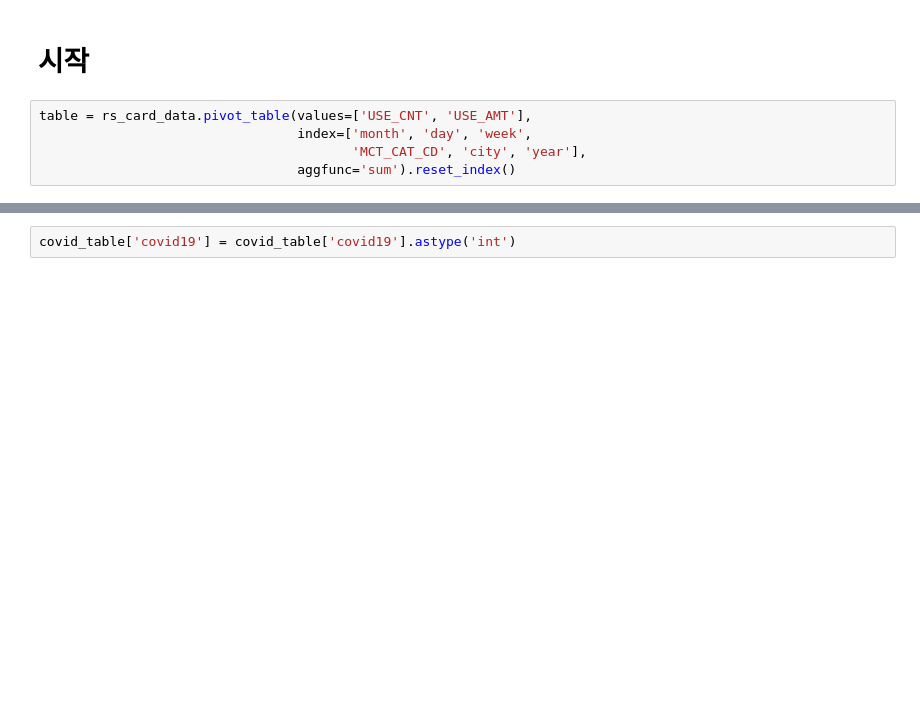
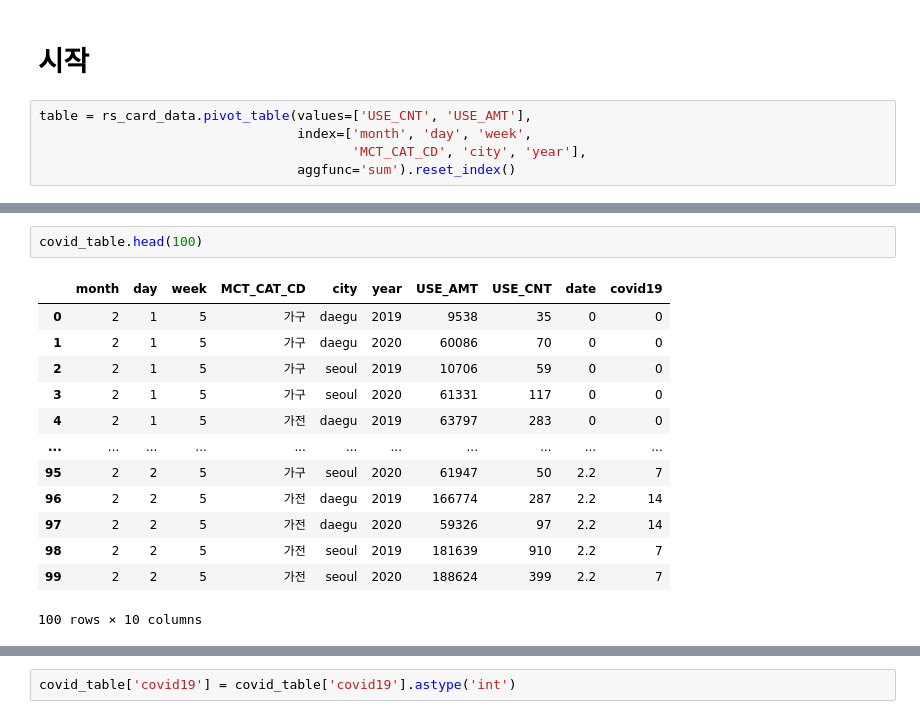
Before and after one commit to leechungpa/mcube, a Jupyter notebook: code/eda/card_data-elasticity.ipynb, the cells around one changed output, grey strips where cells are left out. Saved outputs shown, nothing was run; the diff lists cells and outputs as text; blank space fills up the shorter version.

```diff
--- a/code/eda/card_data-elasticity.ipynb
+++ b/code/eda/card_data-elasticity.ipynb
@@ -112,0 +150,16 @@ covid_table = pd.merge(table, covid_confirmed,on=['month','day', 'city'], how='l
+# %%
+covid_table.head(100)
+# %% [output]
+|  | month | day | week | MCT_CAT_CD | city | year | USE_AMT | USE_CNT | date | covid19 |
+| 0 | 2 | 1 | 5 | 가구 | daegu | 2019 | 9538 | 35 | 0 | 0 |
+| 1 | 2 | 1 | 5 | 가구 | daegu | 2020 | 60086 | 70 | 0 | 0 |
+| 2 | 2 | 1 | 5 | 가구 | seoul | 2019 | 10706 | 59 | 0 | 0 |
+| 3 | 2 | 1 | 5 | 가구 | seoul | 2020 | 61331 | 117 | 0 | 0 |
+| 4 | 2 | 1 | 5 | 가전 | daegu | 2019 | 63797 | 283 | 0 | 0 |
+| ... | ... | ... | ... | ... | ... | ... | ... | ... | ... | ... |
+| 95 | 2 | 2 | 5 | 가구 | seoul | 2020 | 61947 | 50 | 2.2 | 7 |
+| 96 | 2 | 2 | 5 | 가전 | daegu | 2019 | 166774 | 287 | 2.2 | 14 |
+| 97 | 2 | 2 | 5 | 가전 | daegu | 2020 | 59326 | 97 | 2.2 | 14 |
+| 98 | 2 | 2 | 5 | 가전 | seoul | 2019 | 181639 | 910 | 2.2 | 7 |
+| 99 | 2 | 2 | 5 | 가전 | seoul | 2020 | 188624 | 399 | 2.2 | 7 |
+100 rows × 10 columns
```
Also changed, not shown: parts of 12 cells of this notebook, 4 other files.
